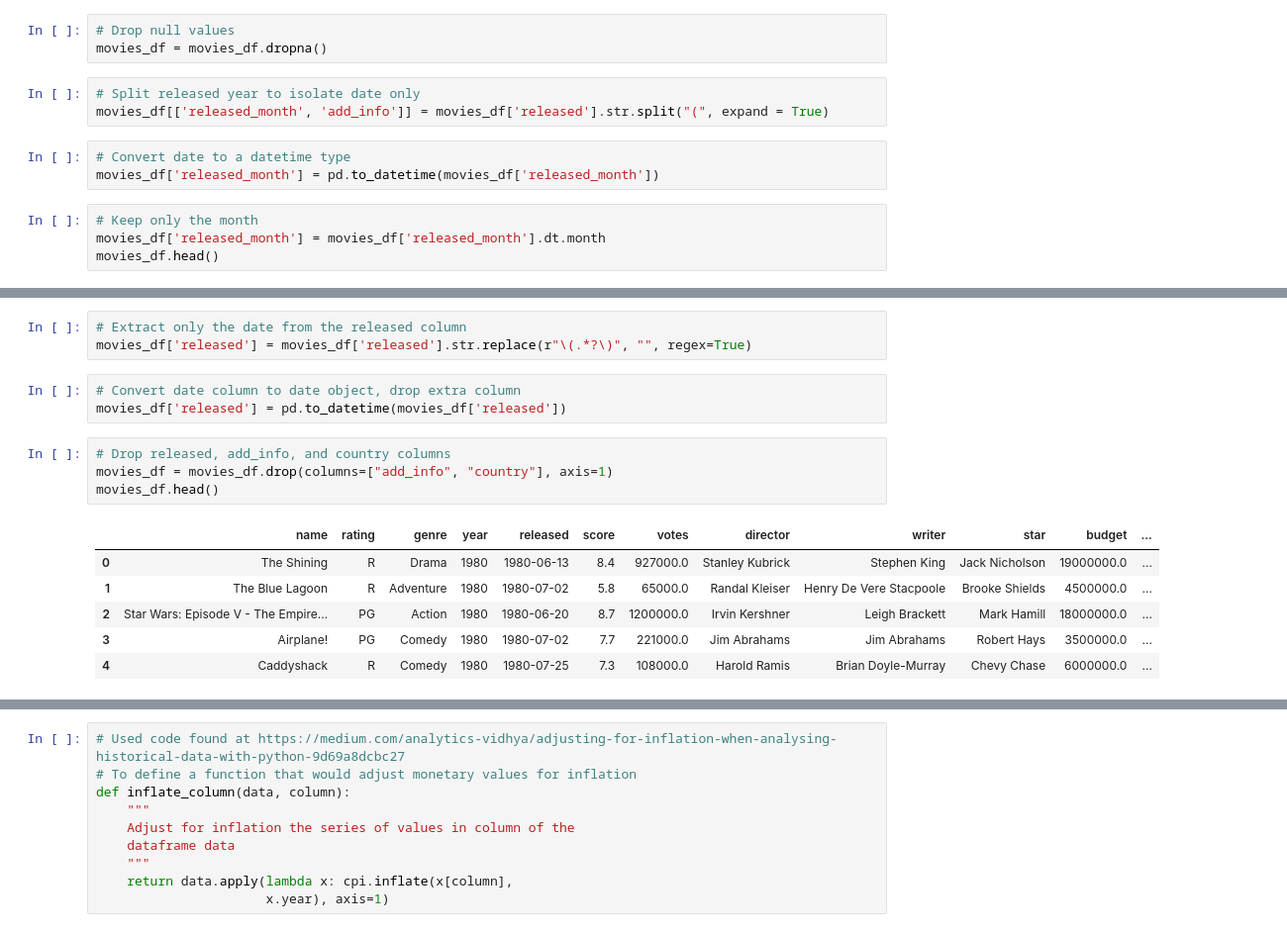
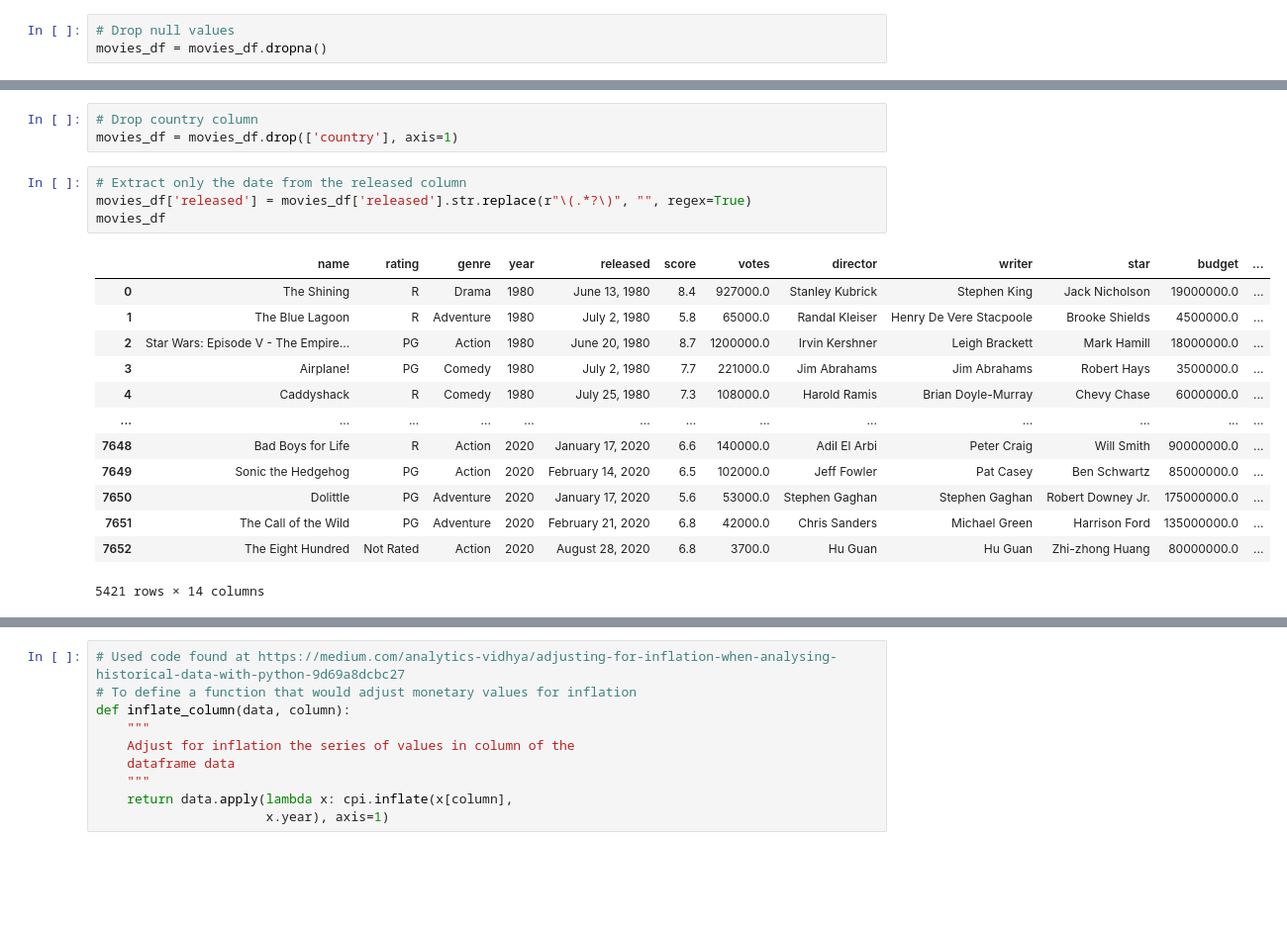
Before and after one commit to PDob02/Group_Project_May_2022, a Jupyter notebook: Database/clean_movies_data_tosql.ipynb, the cells around one changed output, grey strips where cells are left out. Shown at 99% size. Saved outputs shown, nothing was run; the diff lists cells and outputs as text; blank space fills up the shorter version.

```diff
--- a/Database/clean_movies_data_tosql.ipynb
+++ b/Database/clean_movies_data_tosql.ipynb
@@ -39,13 +39,3 @@ dtype: int64
 # %%
 # Drop null values
 movies_df = movies_df.dropna()
-# %%
-# Split released year to isolate date only
-movies_df[['released_month', 'add_info']] = movies_df['released'].str.split("(", expand = True)
-# %%
-# Convert date to a datetime type
-movies_df['released_month'] = pd.to_datetime(movies_df['released_month'])
-# %%
-# Keep only the month
-movies_df['released_month'] = movies_df['released_month'].dt.month
-movies_df.head()
@@ -59,17 +42,21 @@ movies_df.head()
+# %%
+# Drop country column
+movies_df = movies_df.drop(['country'], axis=1)
 # %%
 # Extract only the date from the released column
 movies_df['released'] = movies_df['released'].str.replace(r"\(.*?\)", "", regex=True)
+movies_df
+# %% [output]
+|  | name | rating | genre | year | released | score | votes | director | writer | star | budget | ... |
+| 0 | The Shining | R | Drama | 1980 | June 13, 1980 | 8.4 | 927000.0 | Stanley Kubrick | Stephen King | Jack Nicholson | 19000000.0 | ... |
+| 1 | The Blue Lagoon | R | Adventure | 1980 | July 2, 1980 | 5.8 | 65000.0 | Randal Kleiser | Henry De Vere Stacpoole | Brooke Shields | 4500000.0 | ... |
+| 2 | Star Wars: Episode V - The Empire... | PG | Action | 1980 | June 20, 1980 | 8.7 | 1200000.0 | Irvin Kershner | Leigh Brackett | Mark Hamill | 18000000.0 | ... |
+| 3 | Airplane! | PG | Comedy | 1980 | July 2, 1980 | 7.7 | 221000.0 | Jim Abrahams | Jim Abrahams | Robert Hays | 3500000.0 | ... |
+| 4 | Caddyshack | R | Comedy | 1980 | July 25, 1980 | 7.3 | 108000.0 | Harold Ramis | Brian Doyle-Murray | Chevy Chase | 6000000.0 | ... |
+| ... | ... | ... | ... | ... | ... | ... | ... | ... | ... | ... | ... | ... |
+| 7648 | Bad Boys for Life | R | Action | 2020 | January 17, 2020 | 6.6 | 140000.0 | Adil El Arbi | Peter Craig | Will Smith | 90000000.0 | ... |
+| 7649 | Sonic the Hedgehog | PG | Action | 2020 | February 14, 2020 | 6.5 | 102000.0 | Jeff Fowler | Pat Casey | Ben Schwartz | 85000000.0 | ... |
+| 7650 | Dolittle | PG | Adventure | 2020 | January 17, 2020 | 5.6 | 53000.0 | Stephen Gaghan | Stephen Gaghan | Robert Downey Jr. | 175000000.0 | ... |
+| 7651 | The Call of the Wild | PG | Adventure | 2020 | February 21, 2020 | 6.8 | 42000.0 | Chris Sanders | Michael Green | Harrison Ford | 135000000.0 | ... |
+| 7652 | The Eight Hundred | Not Rated | Action | 2020 | August 28, 2020 | 6.8 | 3700.0 | Hu Guan | Hu Guan | Zhi-zhong Huang | 80000000.0 | ... |
+5421 rows × 14 columns
-# %%
-# Convert date column to date object, drop extra column
-movies_df['released'] = pd.to_datetime(movies_df['released'])
-# %%
-# Drop released, add_info, and country columns
-movies_df = movies_df.drop(columns=["add_info", "country"], axis=1)
-movies_df.head()
-# %% [output]
-|  | name | rating | genre | year | released | score | votes | director | writer | star | budget | ... |
-| 0 | The Shining | R | Drama | 1980 | 1980-06-13 | 8.4 | 927000.0 | Stanley Kubrick | Stephen King | Jack Nicholson | 19000000.0 | ... |
-| 1 | The Blue Lagoon | R | Adventure | 1980 | 1980-07-02 | 5.8 | 65000.0 | Randal Kleiser | Henry De Vere Stacpoole | Brooke Shields | 4500000.0 | ... |
-| 2 | Star Wars: Episode V - The Empire... | PG | Action | 1980 | 1980-06-20 | 8.7 | 1200000.0 | Irvin Kershner | Leigh Brackett | Mark Hamill | 18000000.0 | ... |
-| 3 | Airplane! | PG | Comedy | 1980 | 1980-07-02 | 7.7 | 221000.0 | Jim Abrahams | Jim Abrahams | Robert Hays | 3500000.0 | ... |
-| 4 | Caddyshack | R | Comedy | 1980 | 1980-07-25 | 7.3 | 108000.0 | Harold Ramis | Brian Doyle-Murray | Chevy Chase | 6000000.0 | ... |
```
Also changed, not shown: parts of 3 cells of this notebook.
